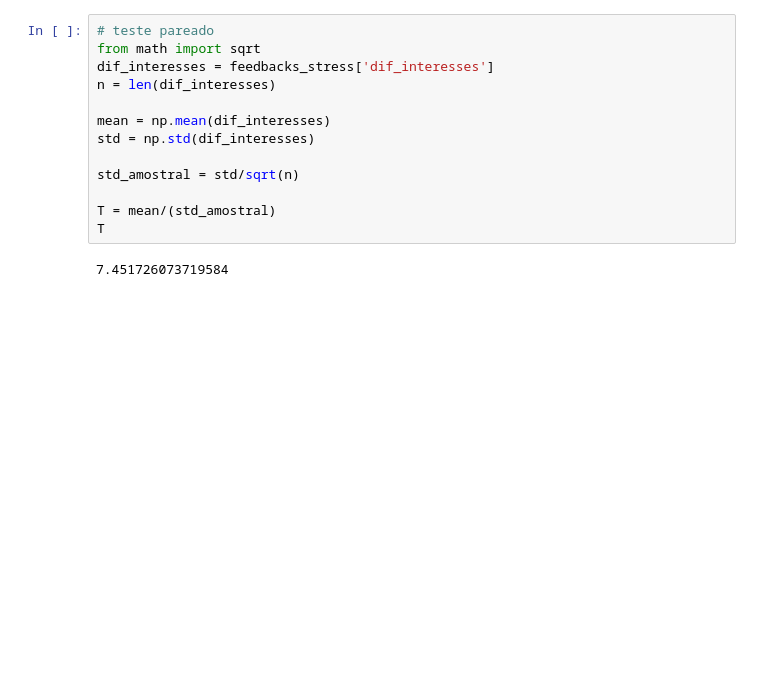
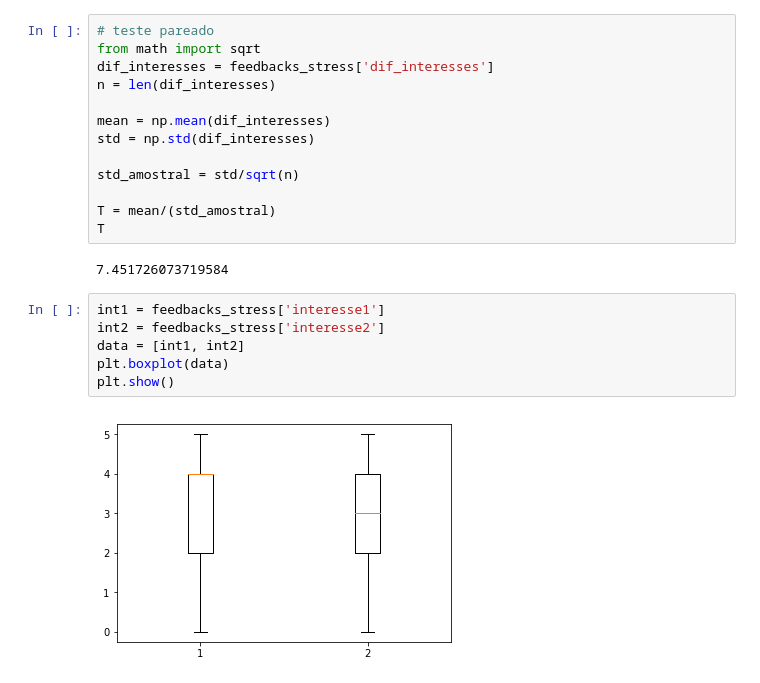
Before and after one commit to mateussnogs/analise_qose_2, a Jupyter notebook: estatísticas.ipynb, the cells around one changed output. Cells and saved outputs as stored; diff of their text form; blank space fills up the shorter version.

```diff
--- a/estatísticas.ipynb
+++ b/estatísticas.ipynb
@@ -151,3 +218,11 @@ T = mean/(std_amostral)
 T
 # %% [output]
 7.451726073719584
+# %%
+int1 = feedbacks_stress['interesse1']
+int2 = feedbacks_stress['interesse2']
+data = [int1, int2]
+plt.boxplot(data)
+plt.show()
+# %% [output]
+[figure, added]
```
Also changed, not shown: parts of 6 cells of this notebook, 1 other file.
